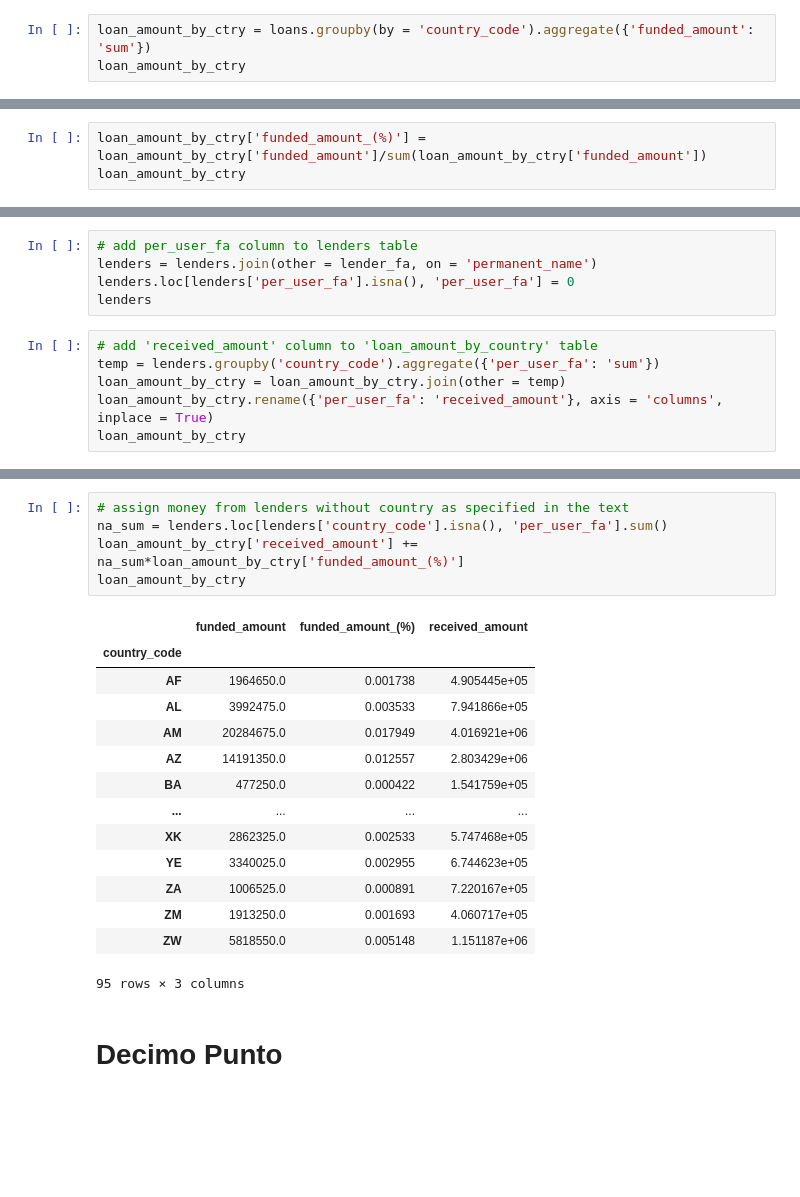
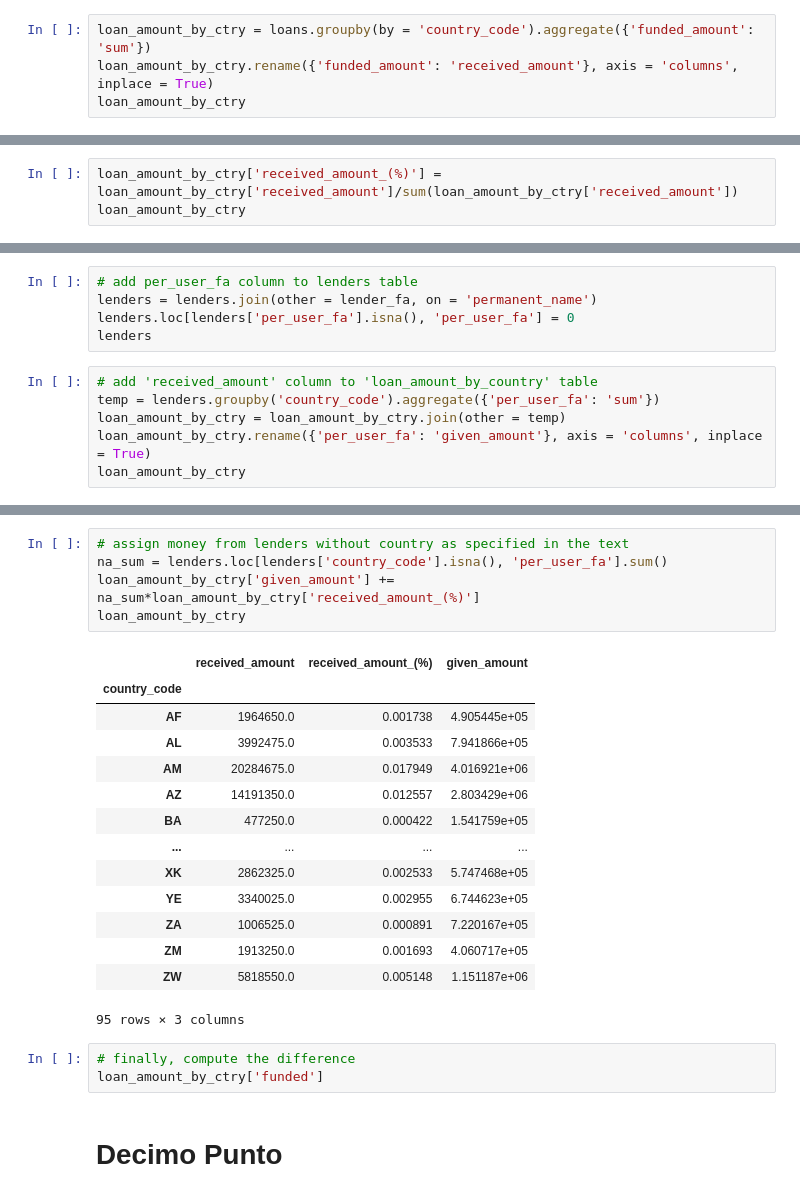
Before and after one commit to dtoniolo/Progetto-FoCS, a Jupyter notebook: Progetto.ipynb, the cells around one changed output, grey strips where cells are left out. Saved outputs shown, nothing was run; the diff lists cells and outputs as text; blank space fills up the shorter version.

```diff
--- a/Progetto.ipynb
+++ b/Progetto.ipynb
@@ -176,5 +176,6 @@ Name: country_name, Length: 96, dtype: int64
 Il codice seguente permette di soddisfare la richiesta. Si noti che le cifre sono tutte in dollari USD.
 # %%
 loan_amount_by_ctry = loans.groupby(by = 'country_code').aggregate({'funded_amount': 'sum'})
+loan_amount_by_ctry.rename({'funded_amount': 'received_amount'}, axis = 'columns', inplace = True)
 loan_amount_by_ctry
 # %% [output]
@@ -195,6 +196,6 @@ loan_amount_by_ctry
 # %% [markdown]
 # Sesto Punto
 # %%
-loan_amount_by_ctry['funded_amount_(%)'] = loan_amount_by_ctry['funded_amount']/sum(loan_amount_by_ctry['funded_amount'])
+loan_amount_by_ctry['received_amount_(%)'] = loan_amount_by_ctry['received_amount']/sum(loan_amount_by_ctry['received_amount'])
 loan_amount_by_ctry
 # %% [output]
@@ -337,6 +338,6 @@ lenders
 # add 'received_amount' column to 'loan_amount_by_country' table
 temp = lenders.groupby('country_code').aggregate({'per_user_fa': 'sum'})
 loan_amount_by_ctry = loan_amount_by_ctry.join(other = temp)
-loan_amount_by_ctry.rename({'per_user_fa': 'received_amount'}, axis = 'columns', inplace = True)
+loan_amount_by_ctry.rename({'per_user_fa': 'given_amount'}, axis = 'columns', inplace = True)
 loan_amount_by_ctry
 # %% [output]
@@ -344,10 +358,10 @@ ValueError: ignored
 # %%
 # assign money from lenders without country as specified in the text
 na_sum = lenders.loc[lenders['country_code'].isna(), 'per_user_fa'].sum()
-loan_amount_by_ctry['received_amount'] += na_sum*loan_amount_by_ctry['funded_amount_(%)']
+loan_amount_by_ctry['given_amount'] += na_sum*loan_amount_by_ctry['received_amount_(%)']
 loan_amount_by_ctry
 # %% [output]
-|  | funded_amount | funded_amount_(%) | received_amount |
+|  | received_amount | received_amount_(%) | given_amount |
 | country_code |  |  |  |
 | AF | 1964650.0 | 0.001738 | 4.905445e+05 |
 | AL | 3992475.0 | 0.003533 | 7.941866e+05 |
@@ -361,5 +375,8 @@ loan_amount_by_ctry
 | ZM | 1913250.0 | 0.001693 | 4.060717e+05 |
 | ZW | 5818550.0 | 0.005148 | 1.151187e+06 |
 95 rows × 3 columns
+# %%
+# finally, compute the difference
+loan_amount_by_ctry['funded']
 # %% [markdown]
 # Decimo Punto
```
Also changed, not shown: parts of 4 cells of this notebook.
